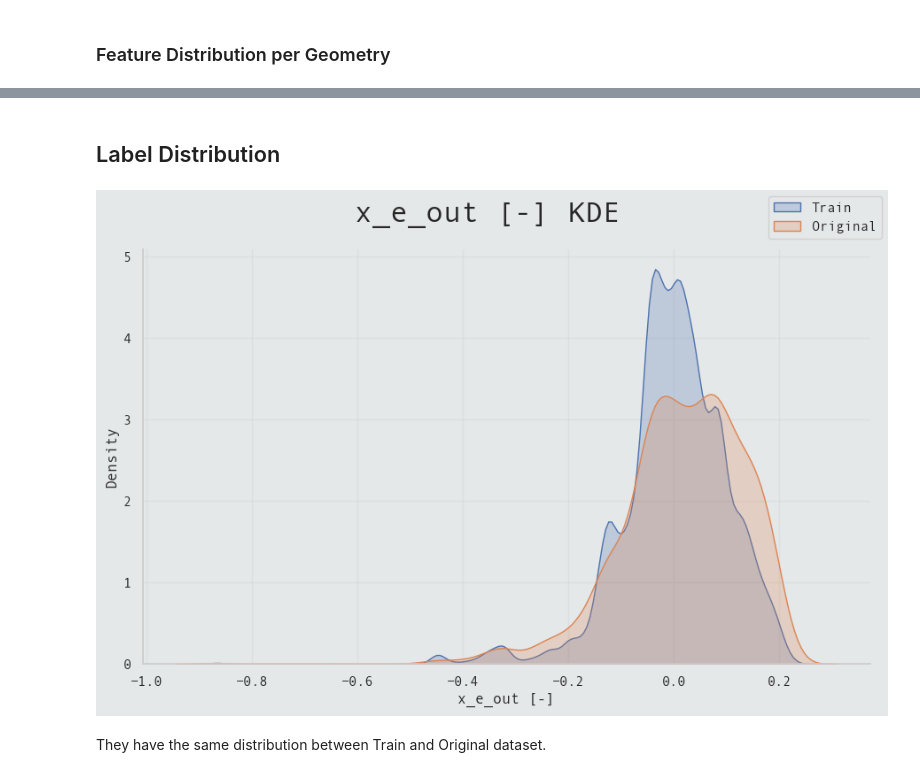
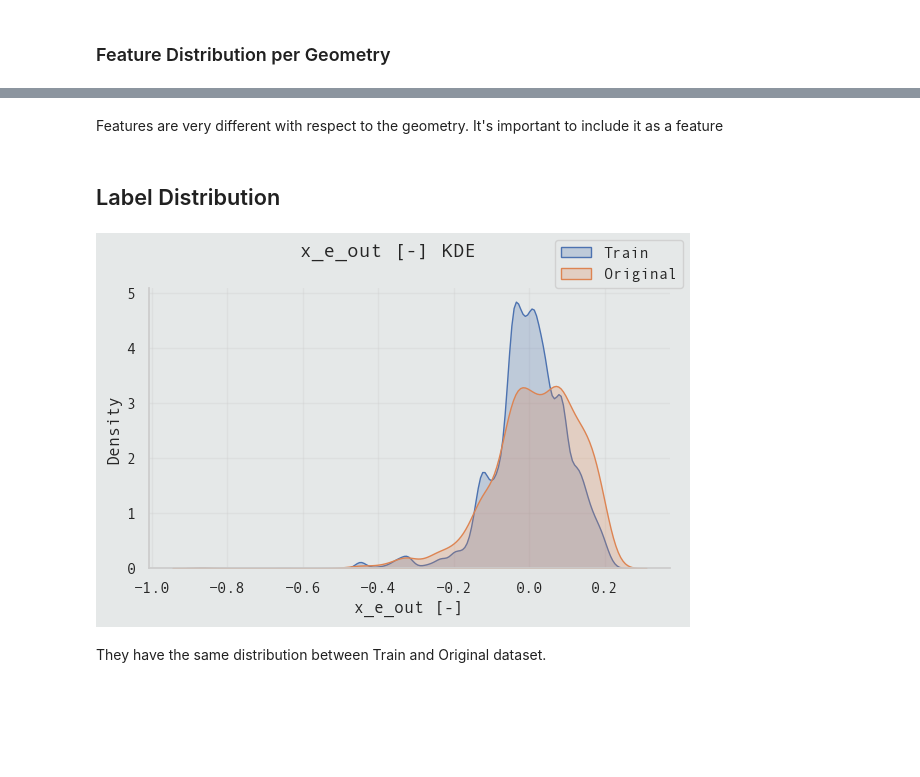
Before and after one commit to Volscente/kaggle_tps, a Jupyter notebook: notebooks/S3E15/heat_flux_feature_imputation.ipynb, the cells around one changed output, grey strips where cells are left out. Saved outputs shown, nothing was run; the diff lists cells and outputs as text; code cells hidden in the pictures; blank space fills up the shorter version.

```diff
--- a/notebooks/S3E15/heat_flux_feature_imputation.ipynb
+++ b/notebooks/S3E15/heat_flux_feature_imputation.ipynb
@@ -314,26 +382,28 @@ plt.tight_layout()
+# %% [markdown]
+Features are very different with respect to the geometry. It's important to include it as a feature
 # %% [markdown]
 ## Label Distribution
 # %%
 # Define figure and axes
-figure, ax = plt.subplots(1, 1, figsize=(9, 6))
+figure, ax = plt.subplots(1, 1, figsize=(6, 4))
 
 # Plot the KDE of label
 sns.kdeplot(data=train_data['x_e_out [-]'],
             fill=True,
             label='Train')
 
 sns.kdeplot(data=original_data['x_e_out [-]'],
             fill=True,
             label='Original')
 
 # Set figure title
-figure.suptitle('x_e_out [-] KDE', fontsize=24)
+figure.suptitle('x_e_out [-] KDE', fontsize=14)
 
 figure.legend()
 
 plt.tight_layout()
 # %% [output]
-[figure, old version]
+[figure, new version]
 # %% [markdown]
 They have the same distribution between Train and Original dataset.
 # %% [markdown]
```
Also changed, not shown: parts of 26 cells of this notebook.
